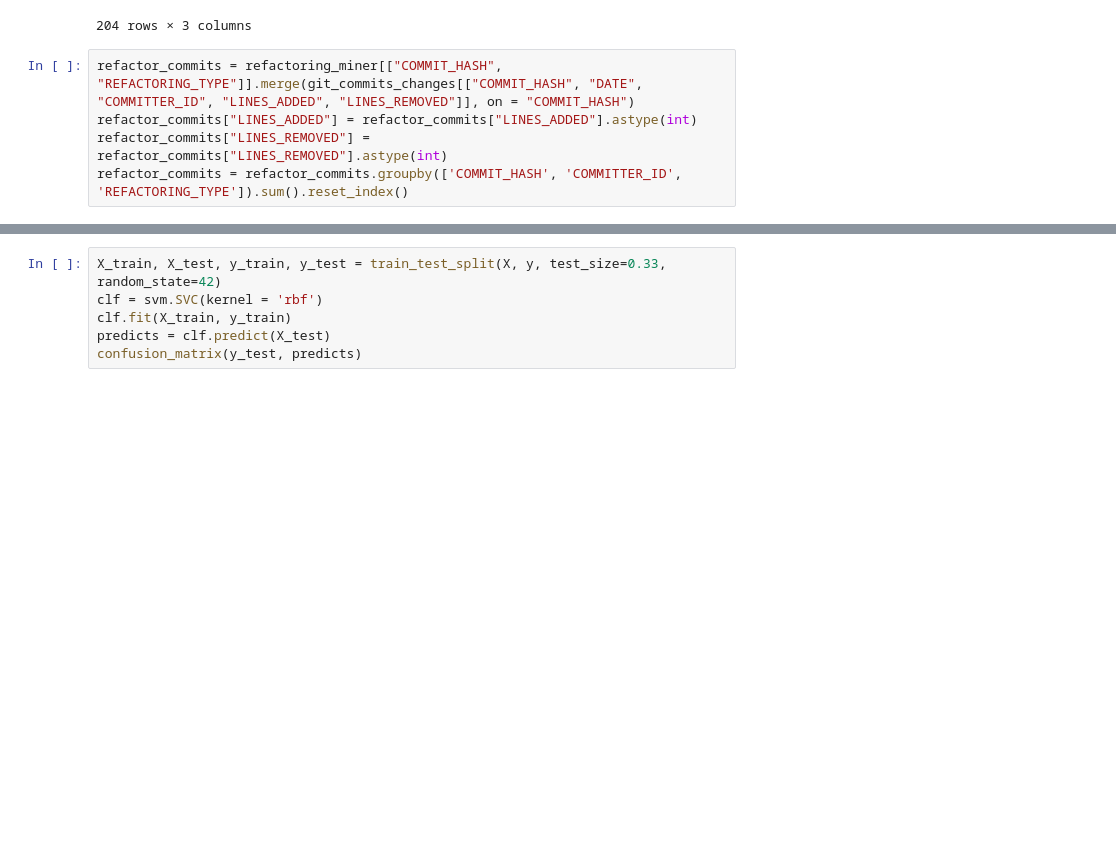
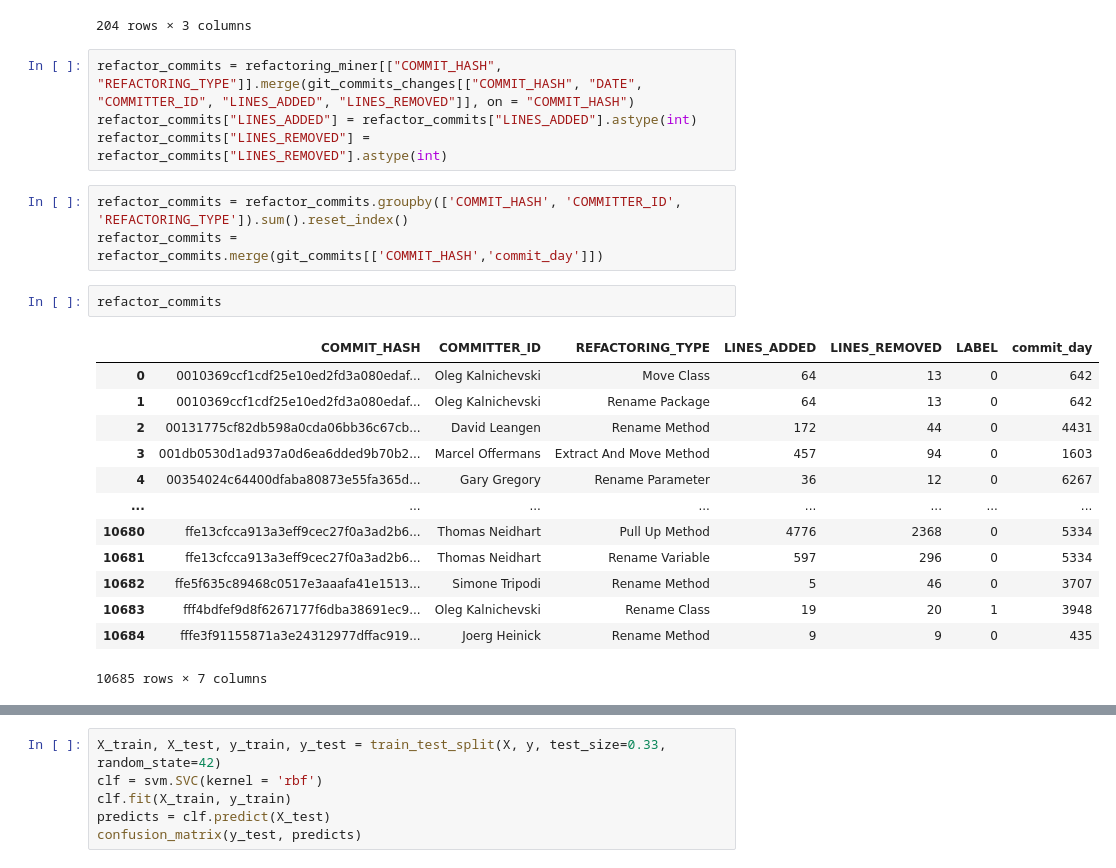
Before and after one commit to danigoju/Technical-Debt-DLMP, a Jupyter notebook: notebooks/Mergin commit_changes and modelling.ipynb, the cells around one changed output, grey strips where cells are left out. Cells and saved outputs as stored; diff of their text form; blank space fills up the shorter version.

```diff
--- a/notebooks/Mergin commit_changes and modelling.ipynb
+++ b/notebooks/Mergin commit_changes and modelling.ipynb
@@ -182,4 +118,22 @@ szz_fault_inducing_commits[szz_fault_inducing_commits.FAULT_INDUCING_COMMIT_HASH
 refactor_commits = refactoring_miner[["COMMIT_HASH", "REFACTORING_TYPE"]].merge(git_commits_changes[["COMMIT_HASH", "DATE", "COMMITTER_ID", "LINES_ADDED", "LINES_REMOVED"]], on = "COMMIT_HASH")
 refactor_commits["LINES_ADDED"] = refactor_commits["LINES_ADDED"].astype(int)
 refactor_commits["LINES_REMOVED"] = refactor_commits["LINES_REMOVED"].astype(int)
-refactor_commits = refactor_commits.groupby(['COMMIT_HASH', 'COMMITTER_ID', 'REFACTORING_TYPE']).sum().reset_index()
+# %%
+refactor_commits = refactor_commits.groupby(['COMMIT_HASH', 'COMMITTER_ID', 'REFACTORING_TYPE']).sum().reset_index()
+refactor_commits = refactor_commits.merge(git_commits[['COMMIT_HASH','commit_day']])
+# %%
+refactor_commits
+# %% [output]
+|  | COMMIT_HASH | COMMITTER_ID | REFACTORING_TYPE | LINES_ADDED | LINES_REMOVED | LABEL | commit_day |
+| 0 | 0010369ccf1cdf25e10ed2fd3a080edaf... | Oleg Kalnichevski | Move Class | 64 | 13 | 0 | 642 |
+| 1 | 0010369ccf1cdf25e10ed2fd3a080edaf... | Oleg Kalnichevski | Rename Package | 64 | 13 | 0 | 642 |
+| 2 | 00131775cf82db598a0cda06bb36c67cb... | David Leangen | Rename Method | 172 | 44 | 0 | 4431 |
+| 3 | 001db0530d1ad937a0d6ea6dded9b70b2... | Marcel Offermans | Extract And Move Method | 457 | 94 | 0 | 1603 |
+| 4 | 00354024c64400dfaba80873e55fa365d... | Gary Gregory | Rename Parameter | 36 | 12 | 0 | 6267 |
+| ... | ... | ... | ... | ... | ... | ... | ... |
+| 10680 | ffe13cfcca913a3eff9cec27f0a3ad2b6... | Thomas Neidhart | Pull Up Method | 4776 | 2368 | 0 | 5334 |
+| 10681 | ffe13cfcca913a3eff9cec27f0a3ad2b6... | Thomas Neidhart | Rename Variable | 597 | 296 | 0 | 5334 |
+| 10682 | ffe5f635c89468c0517e3aaafa41e1513... | Simone Tripodi | Rename Method | 5 | 46 | 0 | 3707 |
+| 10683 | fff4bdfef9d8f6267177f6dba38691ec9... | Oleg Kalnichevski | Rename Class | 19 | 20 | 1 | 3948 |
+| 10684 | fffe3f91155871a3e24312977dffac919... | Joerg Heinick | Rename Method | 9 | 9 | 0 | 435 |
+10685 rows × 7 columns
```
Also changed, not shown: parts of 28 cells of this notebook, 2 other files.
